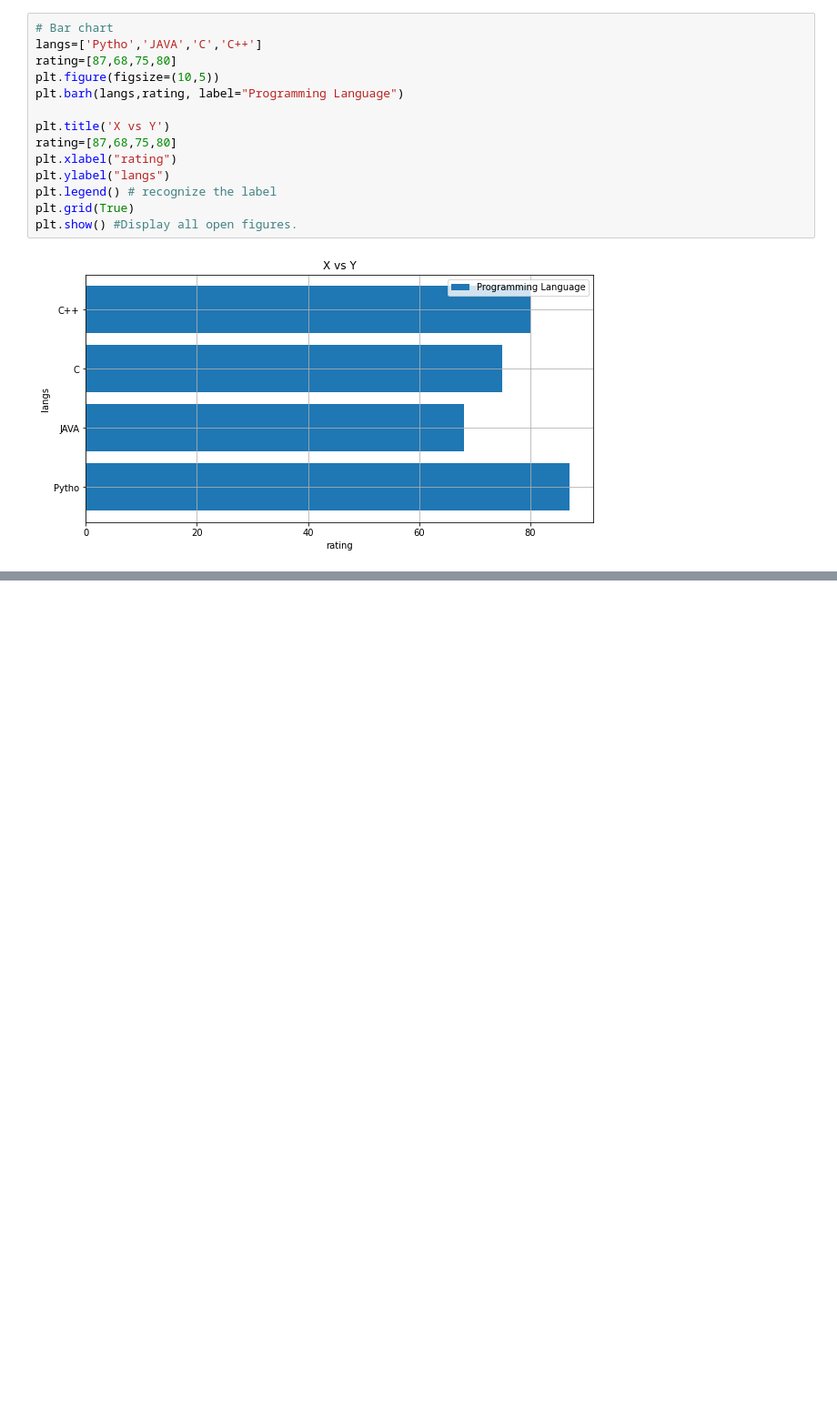
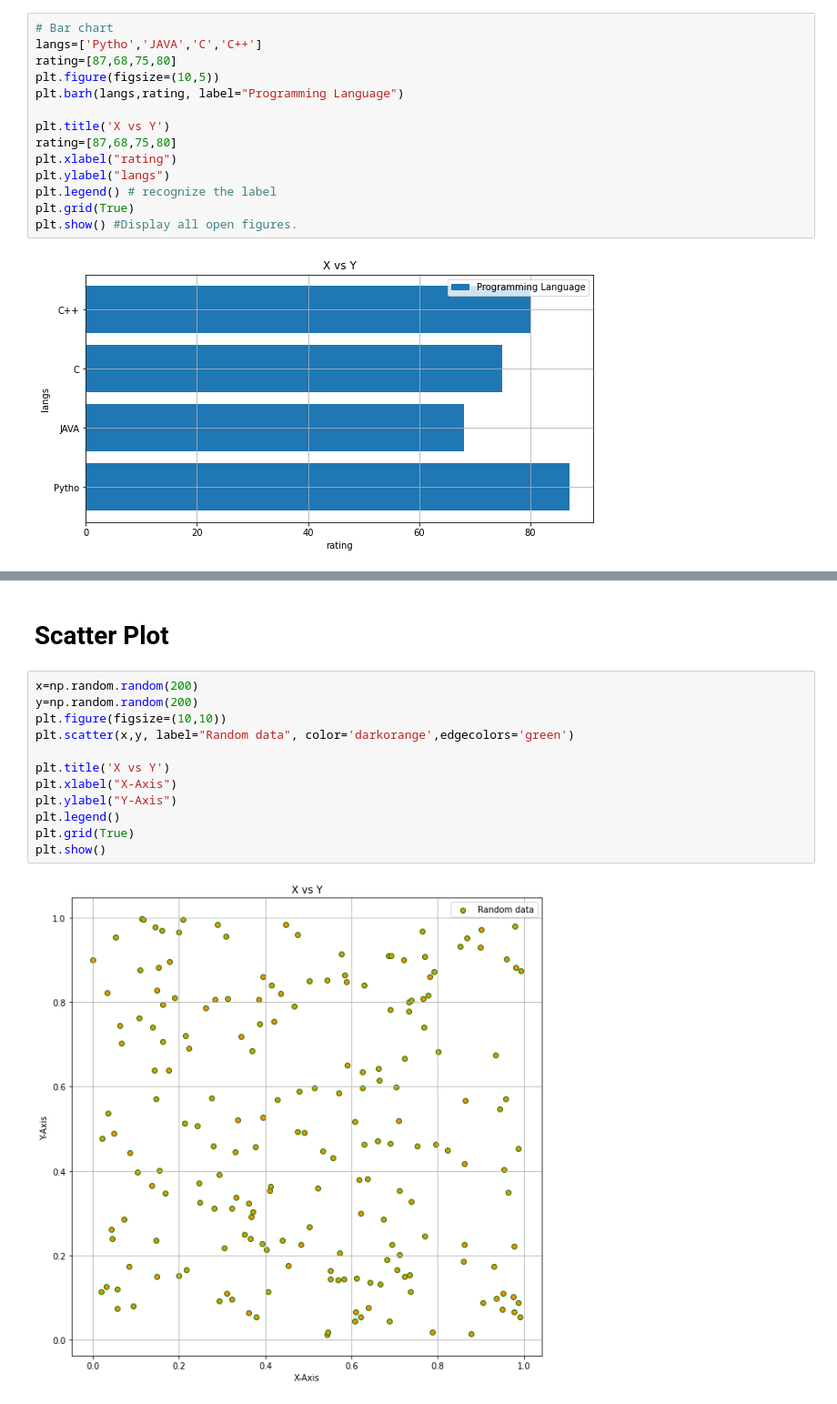
Before and after one commit to Rasel-25/Python, a Jupyter notebook: dataVisualization/eda.ipynb, the cells around one changed output, grey strips where cells are left out. Shown: that part at 91% size. Saved outputs shown, nothing was run; the diff lists cells and outputs as text; blank space fills up the shorter version.

```diff
--- a/dataVisualization/eda.ipynb
+++ b/dataVisualization/eda.ipynb
@@ -76,0 +108,16 @@ plt.show() #Display all open figures.
+# %% [markdown]
+# Scatter Plot
+# %%
+x=np.random.random(200)
+y=np.random.random(200)
+plt.figure(figsize=(10,10))
+plt.scatter(x,y, label="Random data", color='darkorange',edgecolors='green')
+
+plt.title('X vs Y')
+plt.xlabel("X-Axis")
+plt.ylabel("Y-Axis")
+plt.legend()
+plt.grid(True)
+plt.show()
+# %% [output]
+[figure, added]
```
Also changed, not shown: parts of 6 cells of this notebook.
